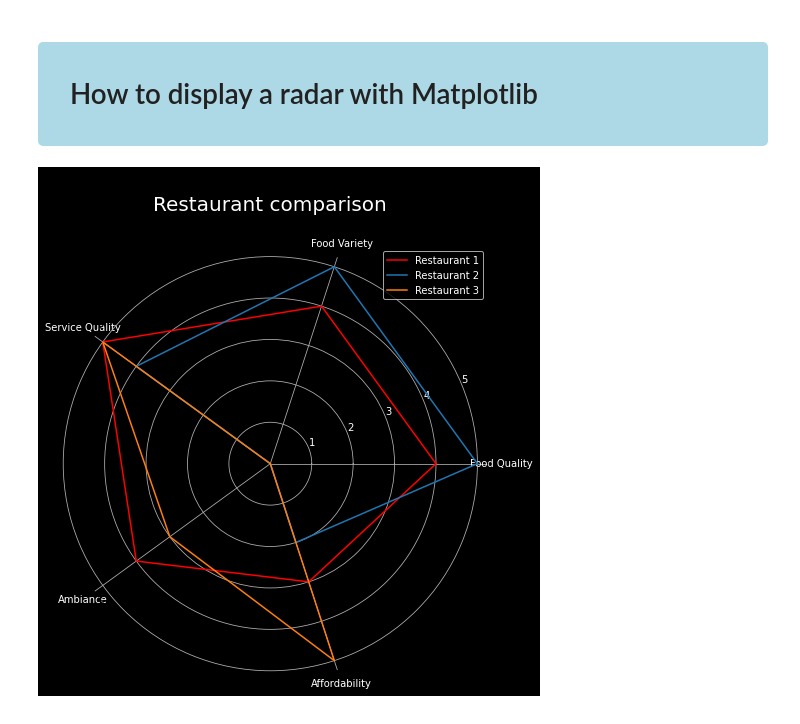
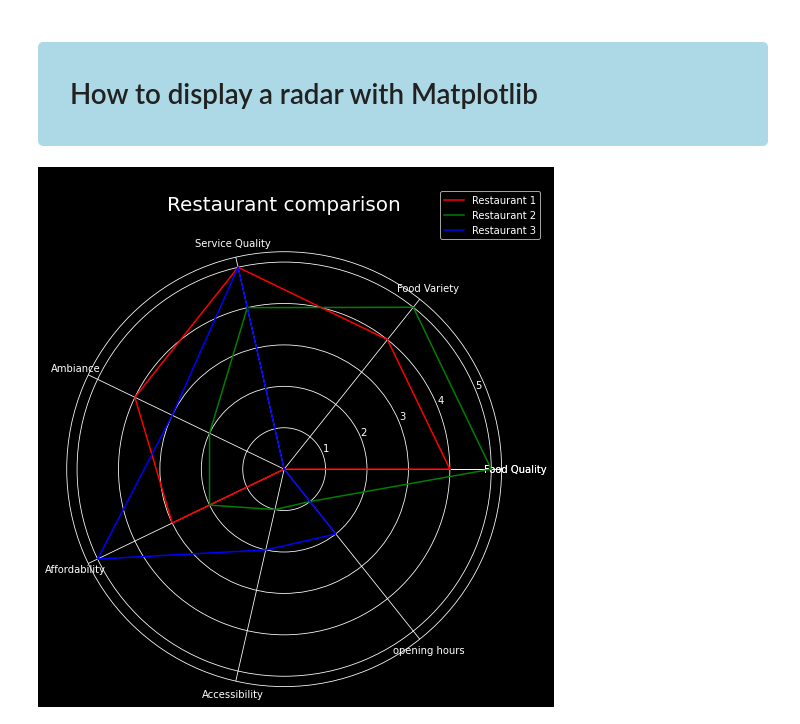
Before and after one commit to eric2mangel/Data-visualisation, a Jupyter notebook: Radar_with_matplotlib.ipynb, the cells around one changed output. Drawn from its saved outputs; the diff is of its cells as text; code cells hidden in the pictures.

```diff
--- a/Radar_with_matplotlib.ipynb
+++ b/Radar_with_matplotlib.ipynb
@@ -3,31 +3,34 @@
 # %%
 import numpy as np
 import matplotlib.pyplot as plt
-plt.rcParams['figure.facecolor'] = 'black'
+
+#Global graphics settings
+plt.style.use('dark_background')
 plt.rcParams.update({'text.color' : "white",'xtick.color' : "white",'ytick.color' : "white"})
 
-categories = ['Food Quality', 'Food Variety', 'Service Quality', 'Ambiance', 'Affordability']
+categories = ['Food Quality', 'Food Variety', 'Service Quality', 'Ambiance', 'Affordability',"Accessibility","opening hours"]
 
-restaurant_1 = [4, 4, 5, 4, 3]
-restaurant_2 = [5, 5, 4, 0, 2]
-restaurant_3 = [0, 0, 5, 3, 5]
+restaurant_1 = [4, 4, 5, 4, 3, 0, 0]
+restaurant_2 = [5, 5, 4, 2, 2, 1, 1]
+restaurant_3 = [0, 0, 5, 3, 5, 2, 2]
 
-##### DO NOT FORGET TO PUT AT THE END OF THE LIST THE FIRST VALUE OF EACH LIST SO THAT THE LOOP IS COMPLETED
+
+##### DO NOT FORGET TO PUT AT THE END OF THE LIST THE FIRST VALUE OF EACH LIST AND CATEGORIE SO THAT THE LOOP IS COMPLETED
+categories.append(categories[0])
 restaurant_1.append(restaurant_1[0])
 restaurant_2.append(restaurant_2[0])
 restaurant_3.append(restaurant_3[0])
 
 label_loc = np.linspace(start=0, stop=2 * np.pi, num=len(restaurant_1))
 
 plt.figure(figsize=(8, 8))
 plt.subplot(polar=True)
 plt.plot(label_loc, restaurant_1, label='Restaurant 1',c='red')
-plt.plot(label_loc, restaurant_2, label='Restaurant 2')
-plt.plot(label_loc, restaurant_3, label='Restaurant 3')
+plt.plot(label_loc, restaurant_2, label='Restaurant 2',c='green')
+plt.plot(label_loc, restaurant_3, label='Restaurant 3',c='blue')
 plt.title('\nRestaurant comparison\n', size=20)
-#lines, labels = plt.thetagrids(np.degrees(label_loc), labels=categories)
-lines, labels = plt.thetagrids(range(0, 360, int(360/len(categories))), (categories))
-plt.legend()
+lines, labels = plt.thetagrids(np.degrees(label_loc), labels=categories)
+plt.legend(loc='upper right', bbox_to_anchor=(1.1, 1.15))
 plt.show()
 # %% [output]
-[figure, old version]
+[figure, new version]
```
